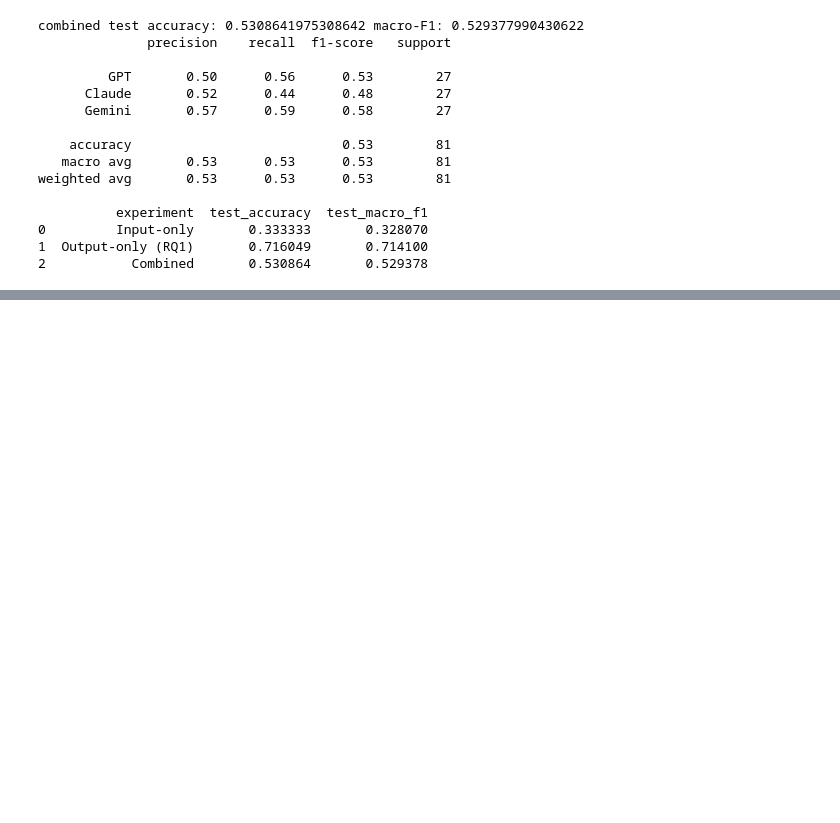
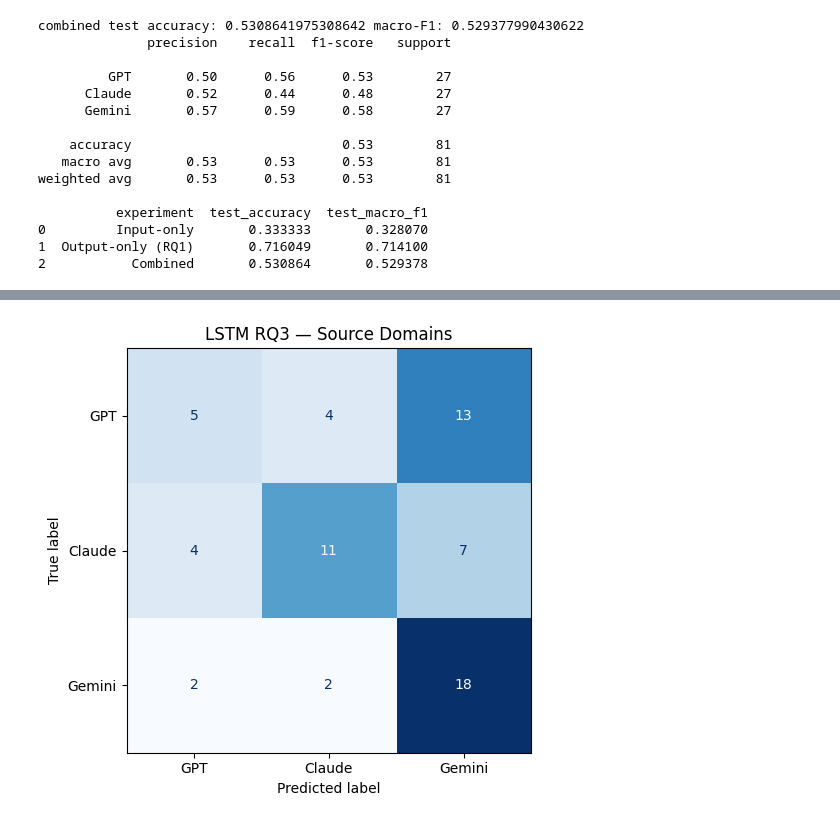
Before and after one commit to palashDoshi1/CMPSC-448-Midterm-Project, a Jupyter notebook: LSTM.ipynb, the cells around one changed output, grey strips where cells are left out. Cells and saved outputs as stored; diff of their text form; code cells hidden in the pictures; blank space fills up the shorter version.

```diff
--- a/LSTM.ipynb
+++ b/LSTM.ipynb
@@ -1065,0 +1458,94 @@ weighted avg       0.53      0.53      0.53        81
+# %%
+import matplotlib.pyplot as plt
+
+RQ3_DIR = "/content/results/LSTM_RQ3"
+os.makedirs(RQ3_DIR, exist_ok=True)
+
+for title, results, filename in [
+    (
+        "Source Domains",
+        rq3_source_results,
+        "source_confusion_matrix.png"
+    ),
+    (
+        "Unseen General Writing",
+        rq3_unseen_results,
+        "unseen_confusion_matrix.png"
+    )
+]:
+
+    cm = confusion_matrix(
+        results["labels"],
+        results["predictions"],
+        labels=[0, 1, 2]
+    )
+
+    fig, ax = plt.subplots(figsize=(6, 5))
+
+    ConfusionMatrixDisplay(
+        confusion_matrix=cm,
+        display_labels=["GPT", "Claude", "Gemini"]
+    ).plot(
+        ax=ax,
+        cmap="Blues",
+        colorbar=False
+    )
+
+    ax.set_title(f"LSTM RQ3 — {title}")
+
+    fig.tight_layout()
+    fig.savefig(
+        os.path.join(RQ3_DIR, filename),
+        dpi=200
+    )
+
+    plt.show()
+    plt.close(fig)
+
+
+# Training curves
+fig, axes = plt.subplots(1, 2, figsize=(12, 4))
+
+axes[0].plot(
+    rq3_history_df["epoch"],
+    rq3_history_df["train_loss"],
+    label="Training loss"
+)
+
+axes[0].plot(
+    rq3_history_df["epoch"],
+    rq3_history_df["val_loss"],
+    label="Validation loss"
+)
+
+axes[0].set_title("RQ3 Training and Validation Loss")
+axes[0].set_xlabel("Epoch")
+axes[0].legend()
+
+axes[1].plot(
+    rq3_history_df["epoch"],
+    rq3_history_df["val_accuracy"],
+    label="Validation accuracy"
+)
+
+axes[1].plot(
+    rq3_history_df["epoch"],
+    rq3_history_df["val_macro_f1"],
+    label="Validation macro-F1"
+)
+
+axes[1].set_title("RQ3 Validation Performance")
+axes[1].set_xlabel("Epoch")
+axes[1].legend()
+
+fig.tight_layout()
+
+fig.savefig(
+    os.path.join(RQ3_DIR, "training_curves.png"),
+    dpi=200
+)
+
+plt.show()
+plt.close(fig)
+# %% [output]
+[figure, added]
```
Also changed, not shown: parts of 7 cells of this notebook.
